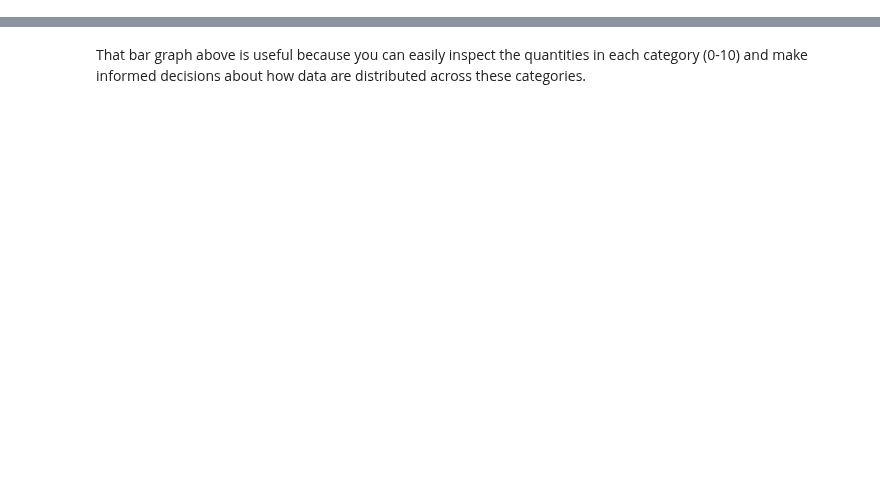
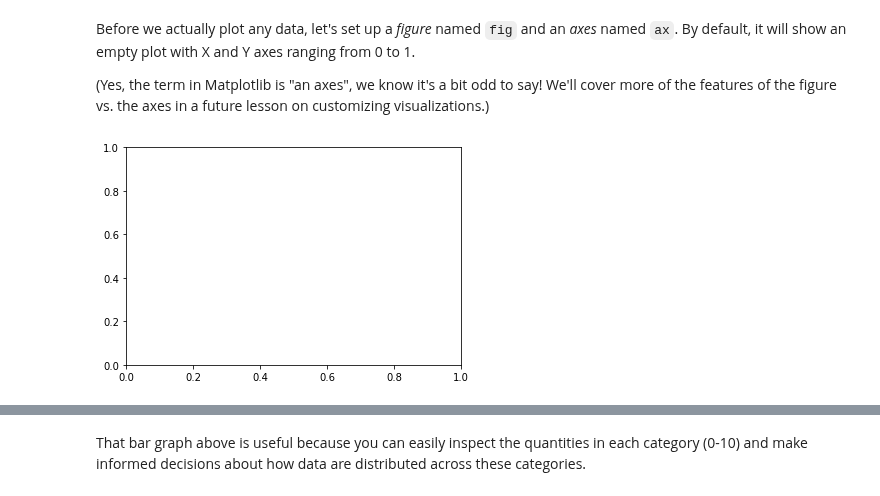
Before and after one commit to learn-co-curriculum/dsc-data-viz, a Jupyter notebook: index.ipynb, the cells around one changed output, grey strips where cells are left out. Cells and saved outputs as stored; diff of their text form; code cells hidden in the pictures; blank space fills up the shorter version.

```diff
--- a/index.ipynb
+++ b/index.ipynb
@@ -31 +40,9 @@ import matplotlib.pyplot as plt
 %matplotlib inline
+# %% [markdown]
+Before we actually plot any data, let's set up a *figure* named `fig` and an *axes* named `ax`. By default, it will show an empty plot with X and Y axes ranging from 0 to 1.
+
+(Yes, the term in Matplotlib is "an axes", we know it's a bit odd to say! We'll cover more of the features of the figure vs. the axes in a future lesson on customizing visualizations.)
+# %%
+fig, ax = plt.subplots()
+# %% [output]
+[figure, added]
```
Also changed, not shown: parts of 33 cells of this notebook, 11 other files.
